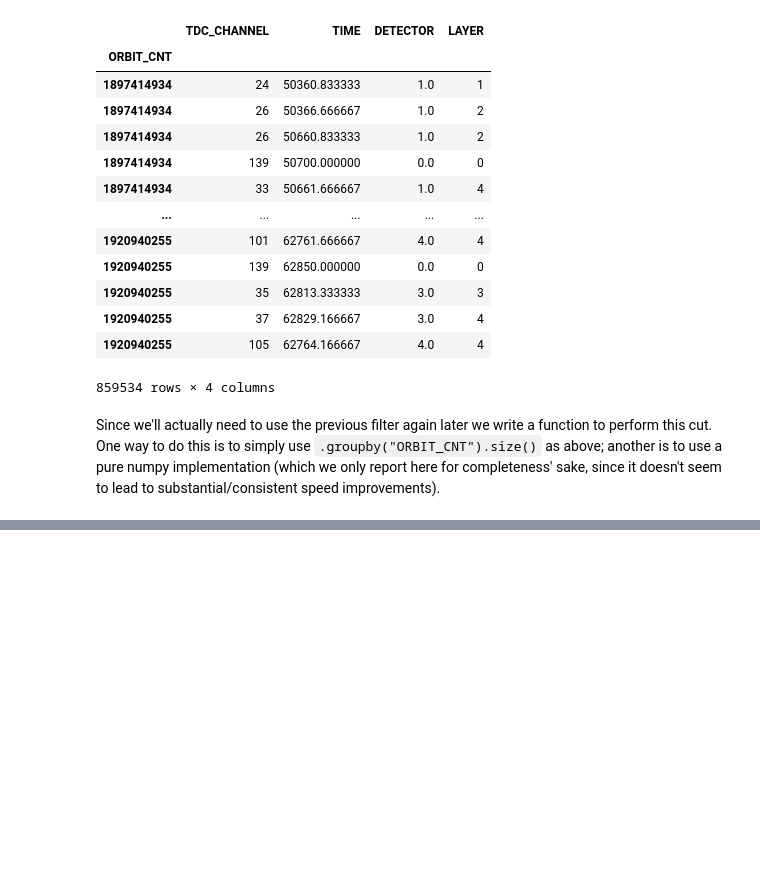
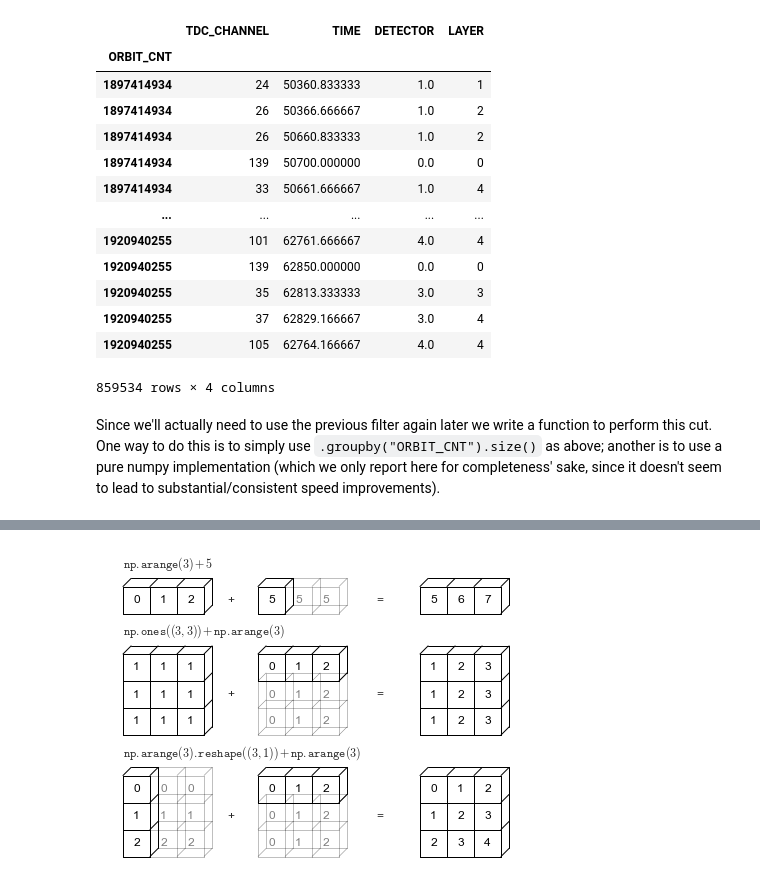
Before and after one commit to MattiaCeravolo/LCP_projects_Y3, a Jupyter notebook: part_3_with_commentary.ipynb, the cells around one changed output, grey strips where cells are left out. Drawn from its saved outputs; the diff is of its cells as text; code cells hidden in the pictures; blank space fills up the shorter version.

```diff
--- a/part_3_with_commentary.ipynb
+++ b/part_3_with_commentary.ipynb
@@ -346,0 +206,5 @@ df = df.drop("DETECTOR",axis=1)
+# %%
+Image("https://okpanico.files.wordpress.com/2017/03/np145.png")
+#ignore the first two examples, only the third is relevant to our algorithm
+# %% [output]
+[figure, added]
```
Also changed, not shown: parts of 54 cells of this notebook.
